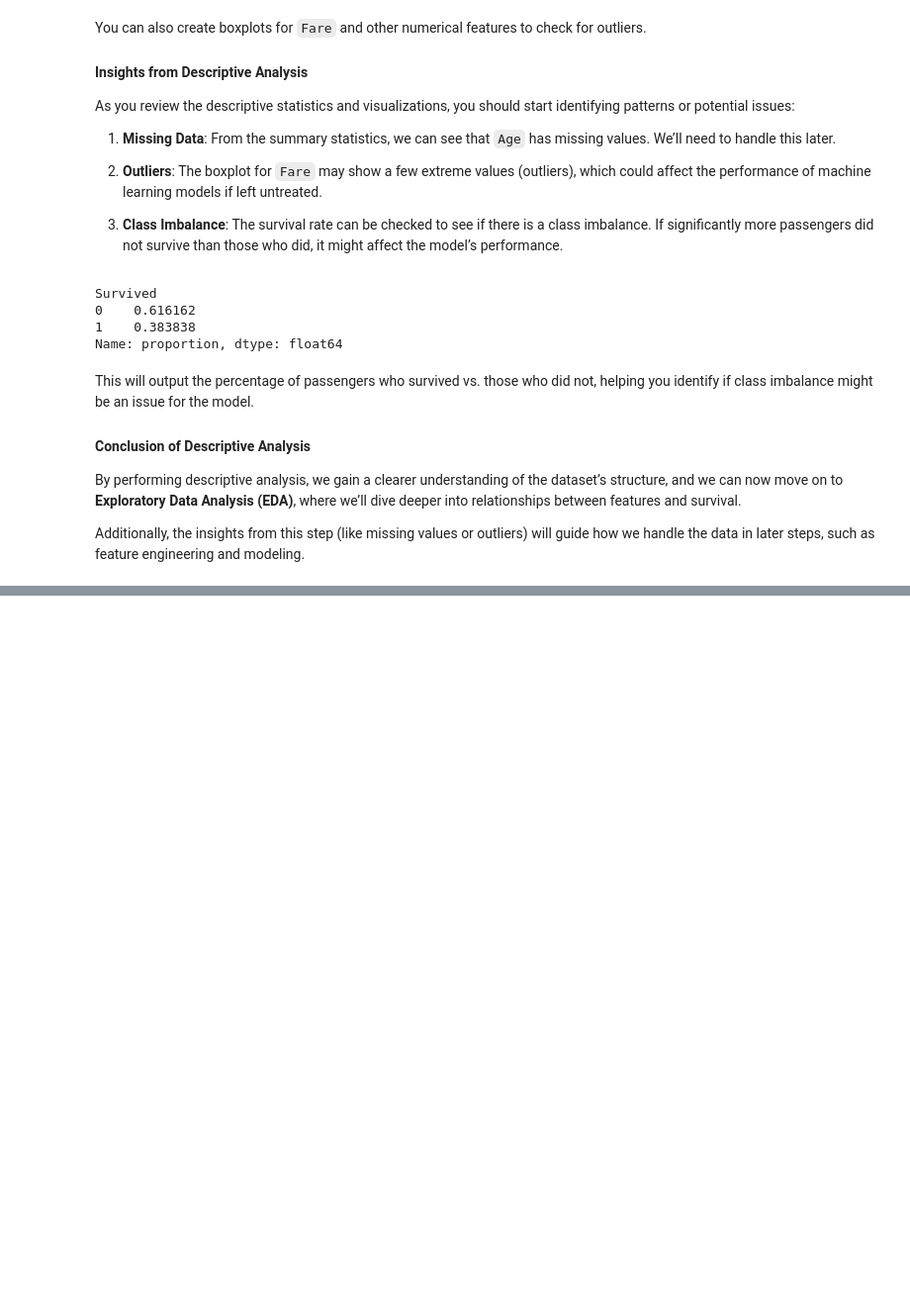
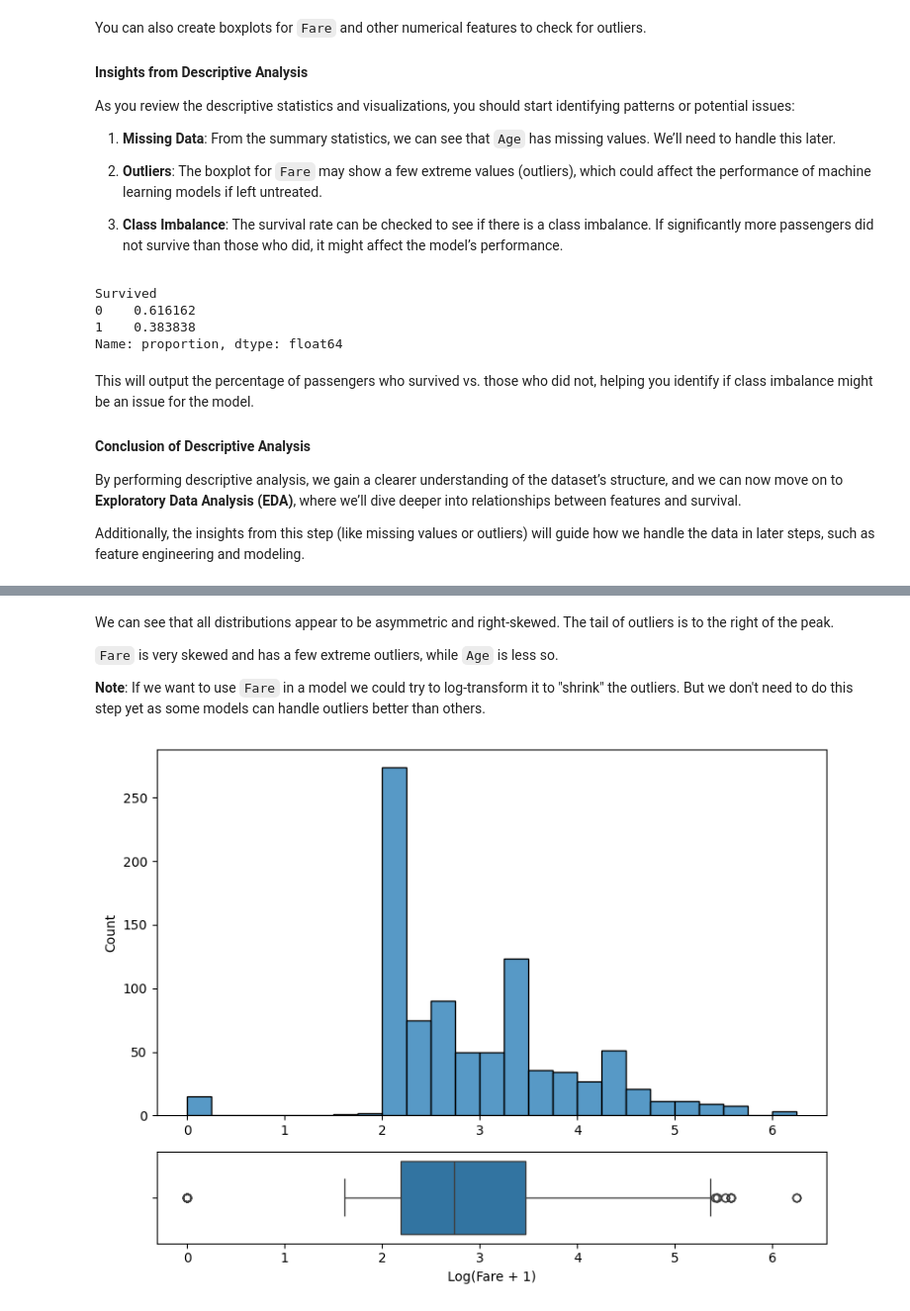
Before and after one commit to themarisolhernandez/ds-review-lessons, a Jupyter notebook: 16-exploratory-data-analysis.ipynb, the cells around one changed output, grey strips where cells are left out. Shown at 99% size. Cells and saved outputs as stored; diff of their text form; code cells hidden in the pictures; blank space fills up the shorter version.

```diff
--- a/16-exploratory-data-analysis.ipynb
+++ b/16-exploratory-data-analysis.ipynb
@@ -365,0 +644,23 @@ Additionally, the insights from this step (like missing values or outliers) will
+# %% [markdown]
+We can see that all distributions appear to be asymmetric and right-skewed. The tail of outliers is to the right of the peak.
+
+`Fare` is very skewed and has a few extreme outliers, while `Age` is less so.
+
+**Note**: If we want to use `Fare` in a model we could try to log-transform it to "shrink" the outliers. But we don't need to do this step yet as some models can handle outliers better than others.
+# %%
+import numpy as np
+
+# Create a figure with 2 subplots: one for the histogram and one for the boxplot
+fig, axis = plt.subplots(2, 1, figsize=(8, 6), gridspec_kw={'height_ratios': [4, 1]})
+
+# Apply log transformation to 'Fare' using log1p (log(x + 1)) to avoid log(0)
+# Plot the log-transformed 'Fare' histogram and boxplot
+sns.histplot(np.log1p(df['Fare']), bins=25, ax=axis[0]).set(xlabel = None)
+sns.boxplot(x=np.log1p(df['Fare']), ax=axis[1])
+axis[1].set_xlabel('Log(Fare + 1)')
+
+# Adjust layout and show the plot
+plt.tight_layout()
+plt.show()
+# %% [output]
+[figure, added]
```
Also changed, not shown: parts of 51 cells of this notebook, 2 other files.
